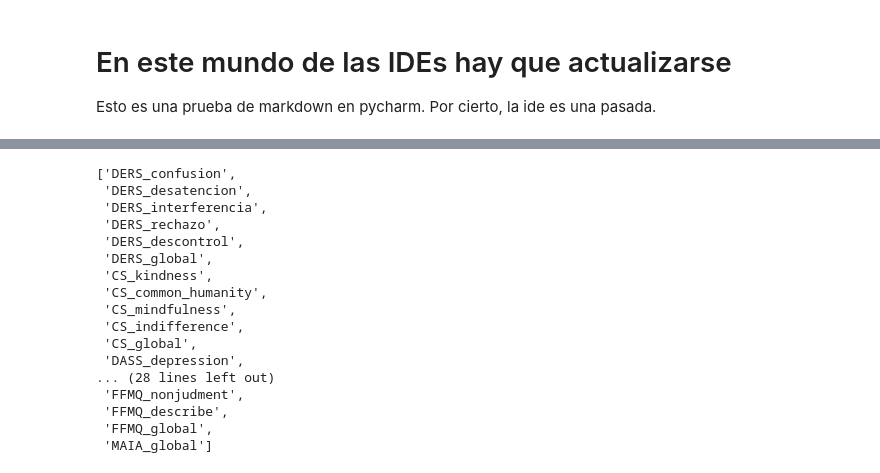
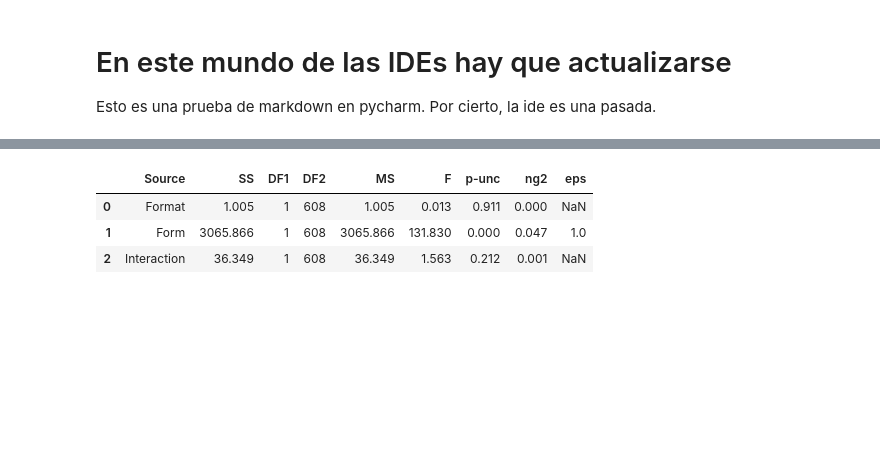
Before and after one commit to gustavodietz/streamlit_dash, a Jupyter notebook: notebooks/Prueba notebook.ipynb, the cells around one changed output, grey strips where cells are left out. Saved outputs shown, nothing was run; the diff lists cells and outputs as text; code cells hidden in the pictures; blank space fills up the shorter version.

```diff
--- a/notebooks/Prueba notebook.ipynb
+++ b/notebooks/Prueba notebook.ipynb
@@ -63,33 +156,8 @@ for escala in lista_escalas:
 [interactive output not drawn]
-# %%
-lista_escalas = ['DASS_depression', "DASS_anxiety"]
-data = df.loc[df.scales.isin(lista_escalas)]
-data /= 1000000.0
-data = data.T.reset_index()
-data = pd.melt(data, id_vars=["index"]).rename(columns={"index": "year", "value": "Gross Agricultural Product ($B)"})
-chart = (alt.Chart(data)
-        .mark_area(opacity=0.3)
-        .encode(
-            x="year:T",
-            y=alt.Y("Gross Agricultural Product ($B):Q", stack=None),
-            color="Region:N",
-        )
-        )
-# %% [output]
-['DERS_confusion',
- 'DERS_desatencion',
- 'DERS_interferencia',
- 'DERS_rechazo',
- 'DERS_descontrol',
- 'DERS_global',
- 'CS_kindness',
- 'CS_common_humanity',
- 'CS_mindfulness',
- 'CS_indifference',
- 'CS_global',
- 'DASS_depression',
-... (28 lines left out)
- 'FFMQ_nonjudment',
- 'FFMQ_describe',
- 'FFMQ_global',
- 'MAIA_global']
+# %%
+anova
+# %% [output]
+|  | Source | SS | DF1 | DF2 | MS | F | p-unc | ng2 | eps |
+| 0 | Format | 1.005 | 1 | 608 | 1.005 | 0.013 | 0.911 | 0.000 | NaN |
+| 1 | Form | 3065.866 | 1 | 608 | 3065.866 | 131.830 | 0.000 | 0.047 | 1.0 |
+| 2 | Interaction | 36.349 | 1 | 608 | 36.349 | 1.563 | 0.212 | 0.001 | NaN |
```
Also changed, not shown: parts of 3 cells of this notebook, 4 other files.
